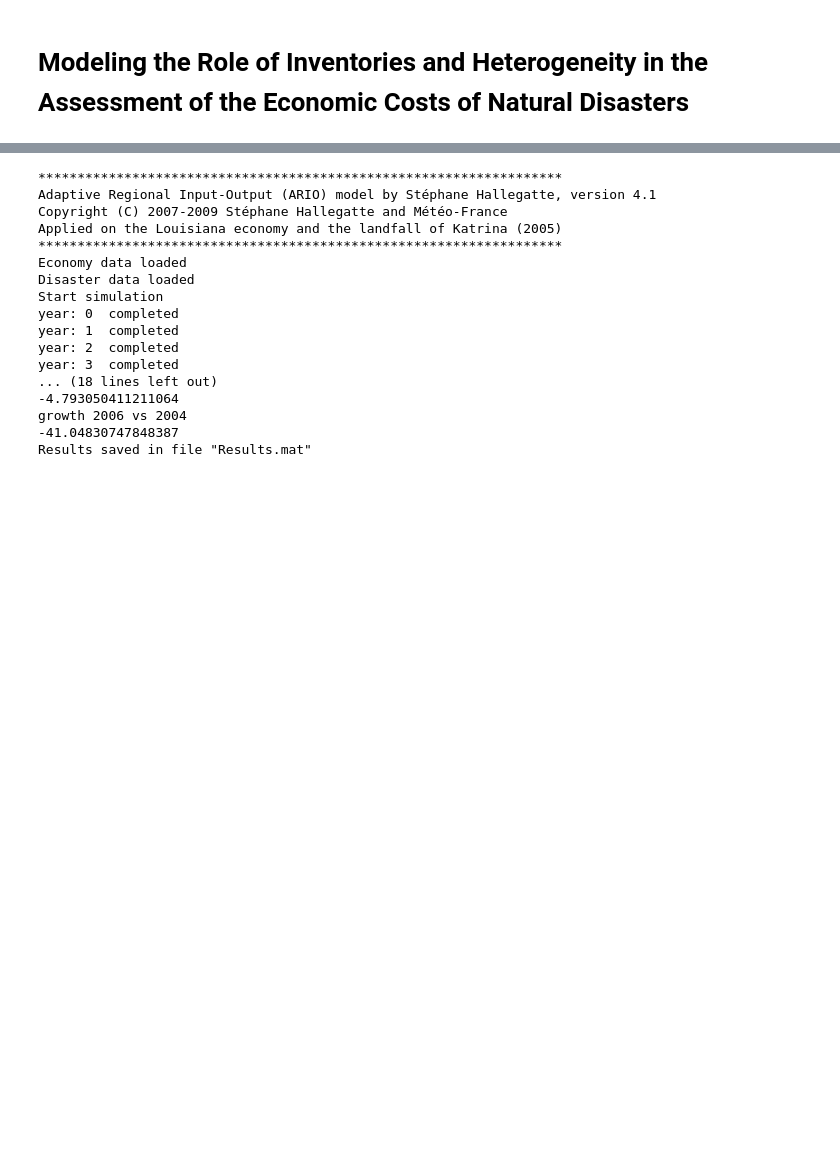
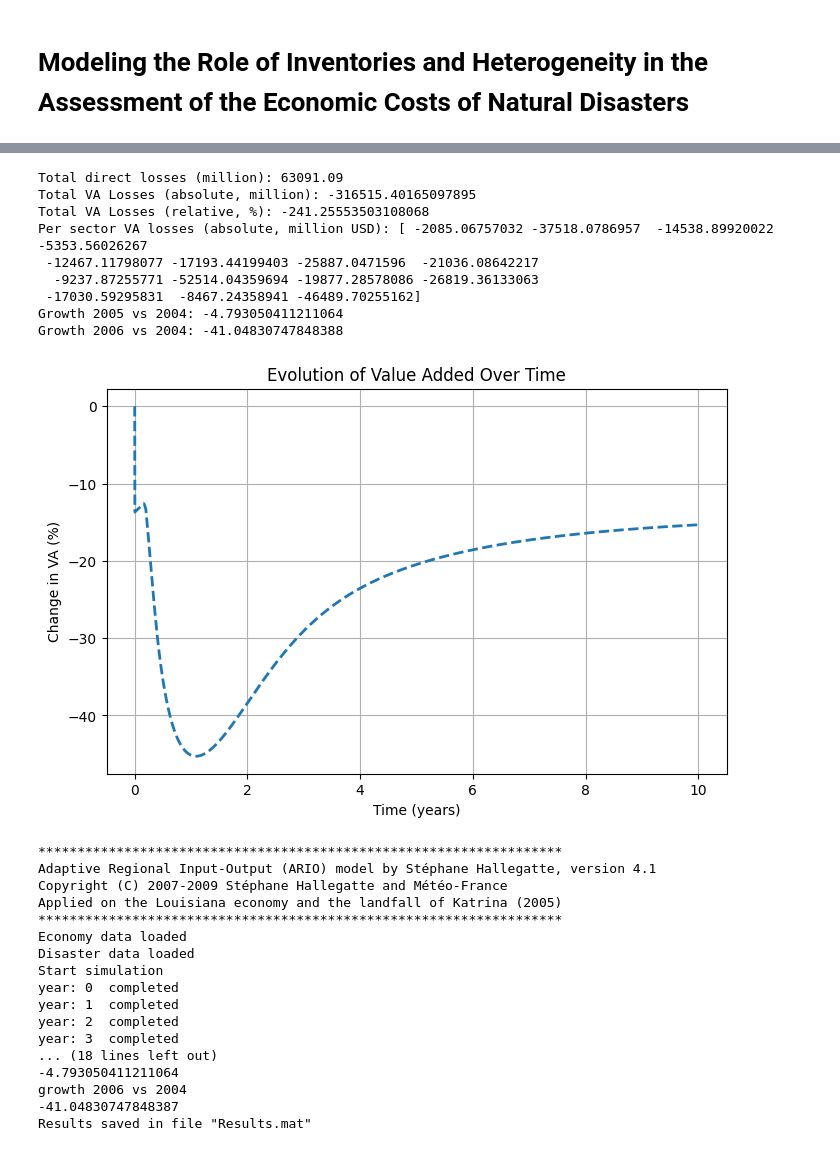
Before and after one commit to asrenninger/urbansim, a Jupyter notebook: miscellany/ario.ipynb, the cells around one changed output, grey strips where cells are left out. Drawn from its saved outputs; the diff is of its cells as text; code cells hidden in the pictures; blank space fills up the shorter version.

```diff
--- a/miscellany/ario.ipynb
+++ b/miscellany/ario.ipynb
@@ -107,2 +573,61 @@ import numpy as np
+# %%
+# Compute quarterly averages of VA
+LengthMonth = int(np.floor(3.0 * 30.0 / 365.0 / Dtime)) + 1
+NQu = int(np.floor(NStep * Dtime * 4.0))
+VA_q = np.zeros((NQu, N))
+for k in range(NQu):
+    for n in range(N):
+        for l in range(LengthMonth):
+            VA_q[k, n] += VA[k * LengthMonth + l, n]
+    VA_q[k, :] /= LengthMonth
+
+# Compute relative VA (each time step relative to the initial VA)
+VA_rel = np.zeros((NStep+1, N))
+for i in range(NStep+1):
+    for j in range(N):
+        VA_rel[i, j] = VA[i, j] / VA[0, j]
+
+# Annual VA and growth rates for 2004, 2005, and 2006
+VA2004s = 365 * VA[0, :]
+VA2005s = np.sum(VA[0:121, :], axis=0) + (365 - 120) * VA[0, :]
+VA2006s = np.sum(VA[121:486, :], axis=0)
+D0504 = (np.sum(VA2005s) - np.sum(VA2004s)) / np.sum(VA2004s) * 100
+D0604 = (np.sum(VA2006s) - np.sum(VA2004s)) / np.sum(VA2004s) * 100
+
+# Print diagnostic results
+print('Total direct losses (million):', np.sum(Table_Dis_Louis))
+totaldirect = np.sum(Table_Dis_Louis) + 1
+
+total_VA_loss = (np.sum(VA) - (NStep+1) * np.sum(VA[0, :])) / 365.0
+print('Total VA Losses (absolute, million):', total_VA_loss)
+total = -total_VA_loss
+totalratio = total / totaldirect
+print('Total VA Losses (relative, %):', ((total_VA_loss / np.sum(VA[0, :])) * 100))
+print('Per sector VA losses (absolute, million USD):', (np.sum(VA, axis=0) - (NStep+1) * VA[0, :]) / 365.0)
+print('Growth 2005 vs 2004:', D0504)
+print('Growth 2006 vs 2004:', D0604)
+
+# Diagnostic Plot: Evolution of aggregate Value Added over time
+Ref = np.sum(VA[0, :])
+x1 = np.arange(NStep+1)
+y1 = (np.sum(VA, axis=1) / Ref - 1) * 100
+plt.figure(figsize=(8, 5))
+plt.plot(x1/365.0, y1, '--', linewidth=2)
+plt.xlabel('Time (years)')
+plt.ylabel('Change in VA (%)')
+plt.title('Evolution of Value Added Over Time')
+plt.grid(True)
+plt.show()
+# %% [output]
+Total direct losses (million): 63091.09
+Total VA Losses (absolute, million): -316515.40165097895
+Total VA Losses (relative, %): -241.25553503108068
+Per sector VA losses (absolute, million USD): [ -2085.06757032 -37518.0786957  -14538.89920022  -5353.56026267
+ -12467.11798077 -17193.44199403 -25887.0471596  -21036.08642217
+  -9237.87255771 -52514.04359694 -19877.28578086 -26819.36133063
+ -17030.59295831  -8467.24358941 -46489.70255162]
+Growth 2005 vs 2004: -4.793050411211064
+Growth 2006 vs 2004: -41.04830747848388
+[figure, added]
 # %%
 from scipy.io import loadmat, savemat
```
Also changed, not shown: parts of 22 cells of this notebook.
